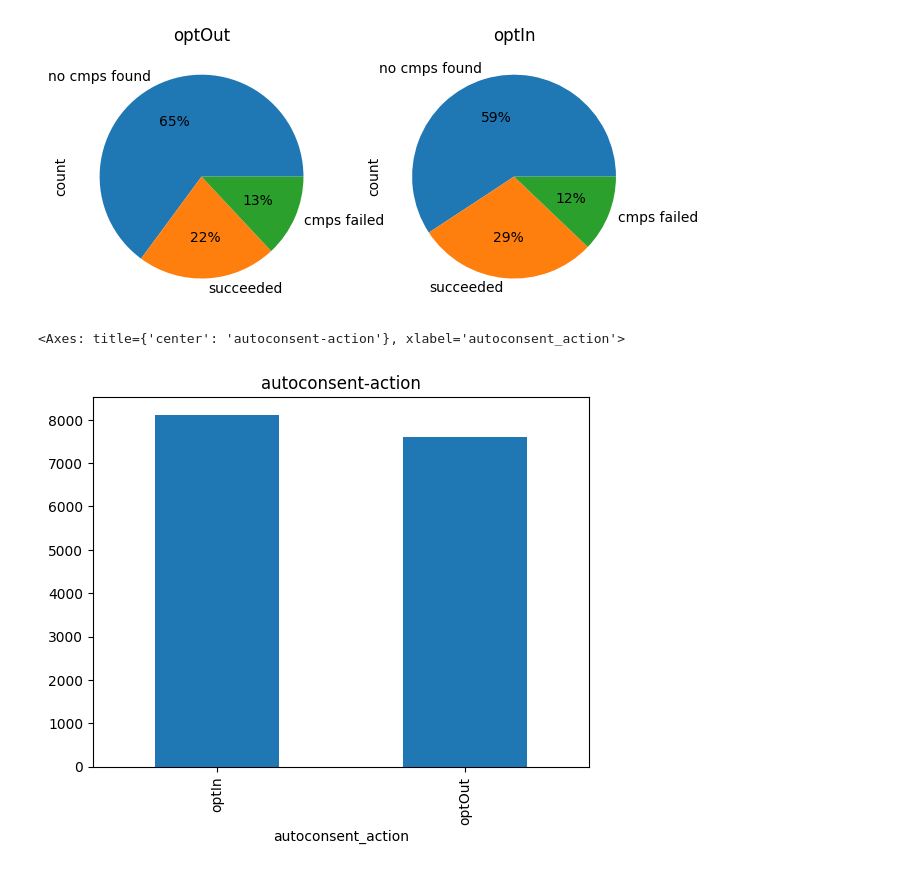
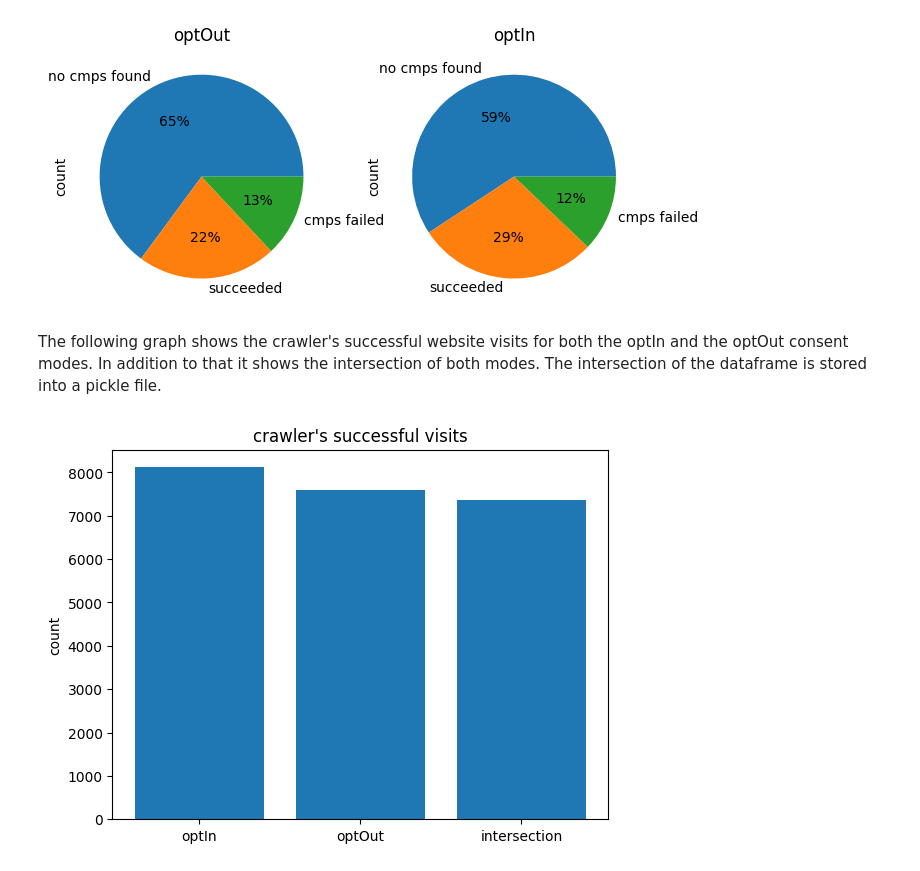
Before and after one commit to woutgit/sendBeacon-crawler, a Jupyter notebook: analysis/load_dataframe.ipynb, the cells around one changed output. Drawn from its saved outputs; the diff is of its cells as text; code cells hidden in the pictures.

Commit message:
added loading intersected dataframe

```diff
--- a/analysis/load_dataframe.ipynb
+++ b/analysis/load_dataframe.ipynb
@@ -41,8 +45,20 @@ df_optIn.cmps.value_counts().plot(kind='pie', autopct='%.0f%%', title='optIn', a
 # %% [output]
 <Axes: title={'center': 'optIn'}, ylabel='count'>
 [figure]
-# %%
-df.autoconsent_action.value_counts().plot(kind='bar', title='autoconsent-action')
-# %% [output]
-<Axes: title={'center': 'autoconsent-action'}, xlabel='autoconsent_action'>
-[figure, removed]
+# %% [markdown]
+The following graph shows the crawler's successful website visits for both the optIn and the optOut consent modes. In addition to that it shows the intersection of both modes. The intersection of the dataframe is stored into a pickle file.
+# %%
+import numpy as np
+val = np.intersect1d(df_optIn['initialUrl'], df_optOut['initialUrl'])
+lengths = [len(df_optIn), len(df_optOut), len(val)]
+labels = ['optIn', 'optOut', 'intersection']
+
+df_intersection = df[df['initialUrl'].isin(val)]
+df_intersection.to_pickle('data/intersection_of_visits.pkl')
+
+plt.bar(labels, lengths)
+plt.title('crawler\'s successful visits')
+plt.ylabel('count')
+plt.show()
+# %% [output]
+[figure, added]
```
Also changed, not shown: parts of 3 cells of this notebook.
